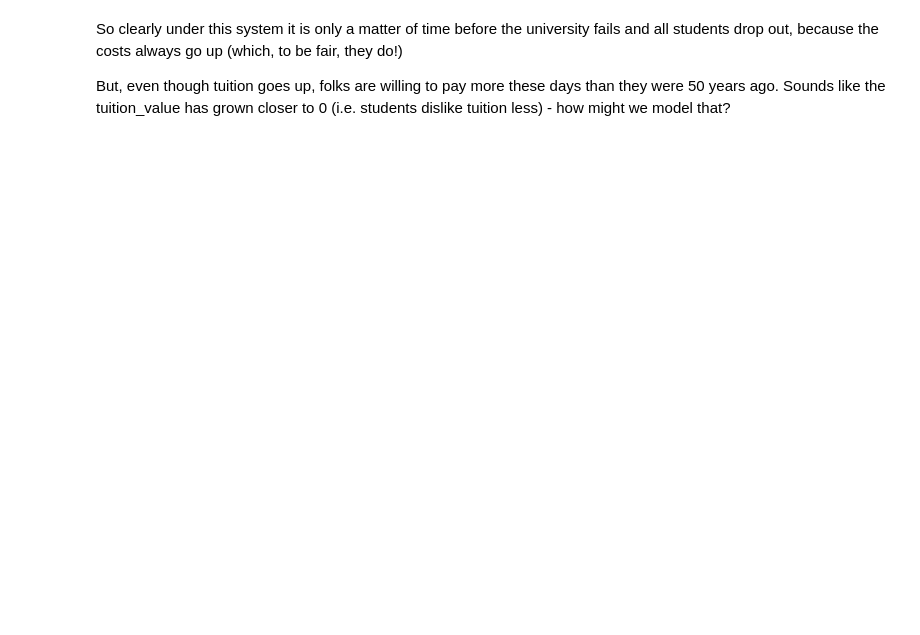
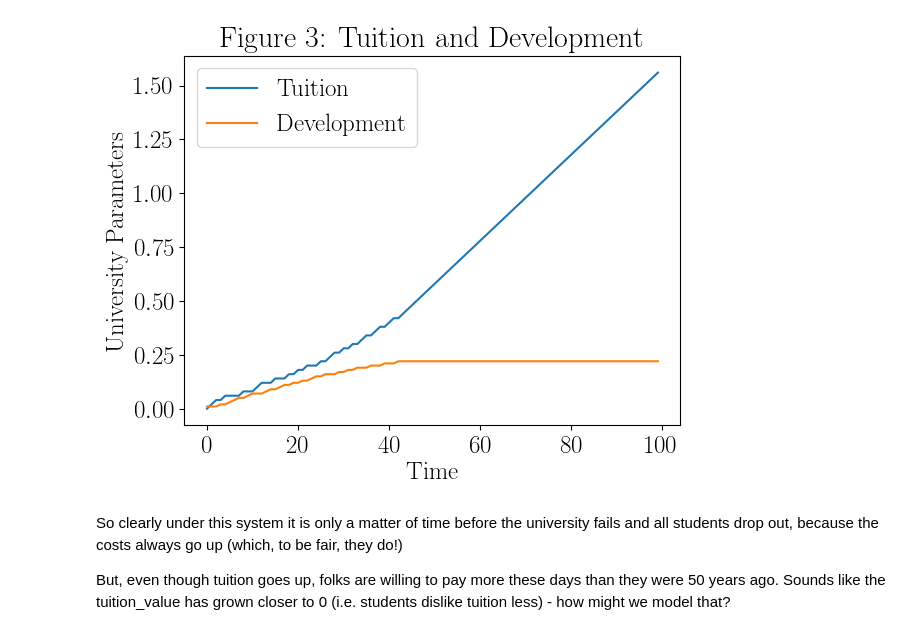
Before and after one commit to cassandra-sh/covid-university, a Jupyter notebook: covid_uni.ipynb, the cells around one changed output. Cells and saved outputs as stored; diff of their text form; code cells hidden in the pictures; blank space fills up the shorter version.

```diff
--- a/covid_uni.ipynb
+++ b/covid_uni.ipynb
@@ -217,3 +366,14 @@ plt.show()
+# %%
+plt.figure()
+plt.plot(np.arange(0, TIME_LIMIT, 1), tuition, label='Tuition')
+plt.plot(np.arange(0, TIME_LIMIT, 1), development, label='Development')
+plt.xlabel("Time")
+plt.ylabel("University Parameters")
+plt.title("Figure 3: Tuition and Development")
+plt.legend()
+plt.show()
+# %% [output]
+[figure, added]
 # %% [markdown]
 So clearly under this system it is only a matter of time before the university fails and all students drop out, because the costs always go up (which, to be fair, they do!)
 
```
Also changed, not shown: parts of 39 cells of this notebook.
